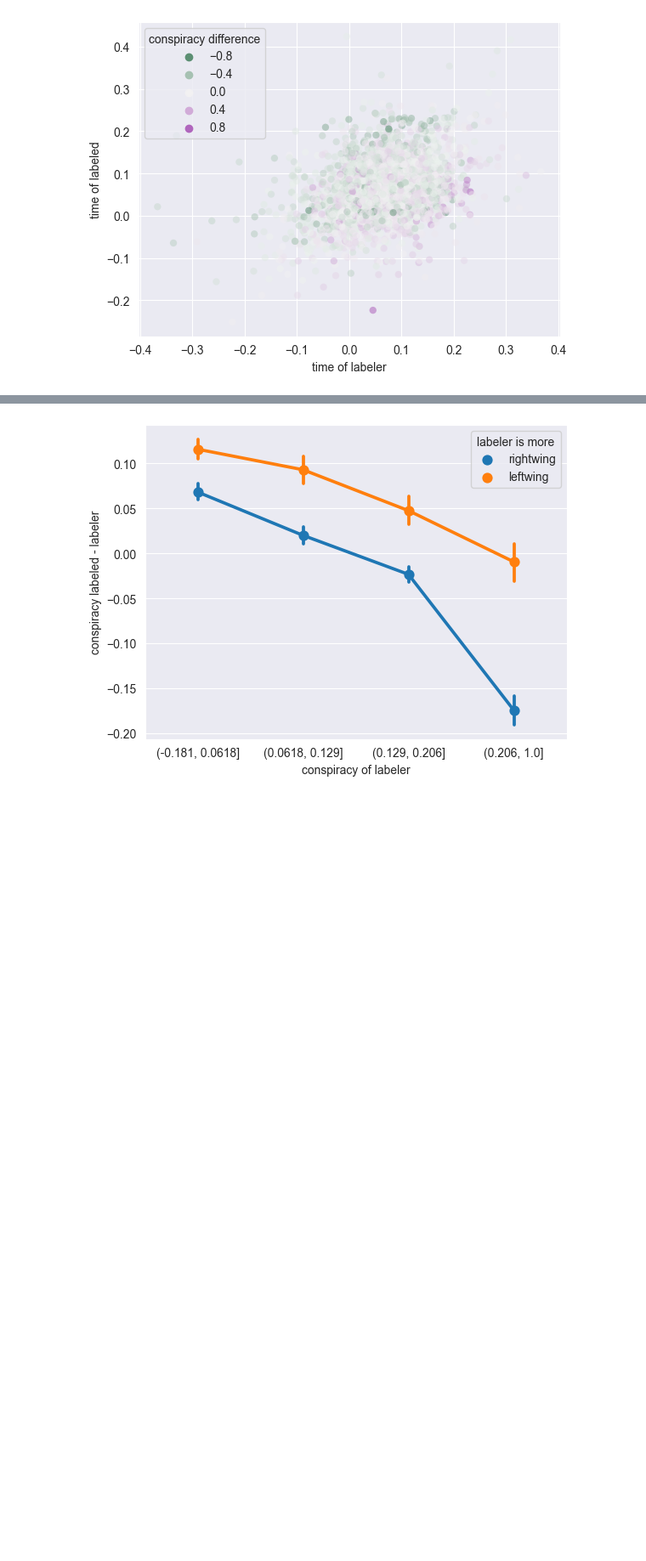
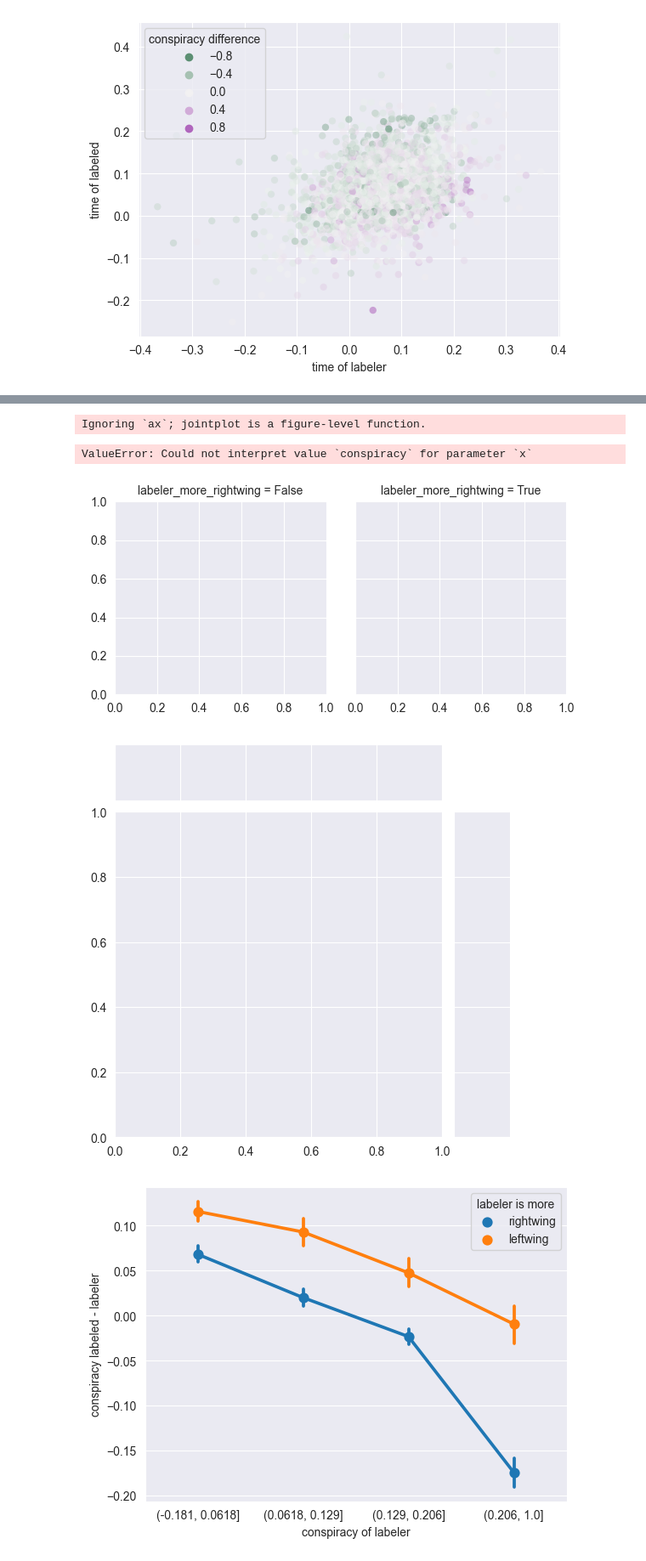
Before and after one commit to hide-ous/thrutherstoo, a Jupyter notebook: notebooks/visualize_labeling_correlates.ipynb, the cells around one changed output, grey strips where cells are left out. Shown at 85% size. Drawn from its saved outputs; the diff is of its cells as text; code cells hidden in the pictures; blank space fills up the shorter version.

```diff
--- a/notebooks/visualize_labeling_correlates.ipynb
+++ b/notebooks/visualize_labeling_correlates.ipynb
@@ -160,3 +190,26 @@ for col in user_cols:
+# %%
+labeling_pairs['labeler_more_conspiracist'] = labeling_pairs.conspiracy-labeling_pairs.conspiracy_parent>0
+labeling_pairs['labeler_more_rightwing'] = labeling_pairs.partisan-labeling_pairs.partisan_parent>0
+for col in user_cols:
+    g = sns.FacetGrid(labeling_pairs,
+                         hue='labeler_more_conspiracist' if col != 'conspiracy' else 'labeler_more_rightwing',
+                       col='labeler_more_conspiracist' if col != 'conspiracy' else 'labeler_more_rightwing',
+                         # size=None if col != 'conspiracy' else labeling_pairs.affluence-labeling_pairs.affluence_parent,
+                         )
+    ax = g.map(sns.jointplot, x=col, y=f'{col}_parent', alpha = .5,palette='vlag',
+                       kind='hex',)
+
+    # ax.set_xlabel(f'{col} of labeler')
+    # ax.set_ylabel(f'{col} of labeled')
+    # ax.legend(title='conspiracy difference' if col != 'conspiracy' else 'partisan difference')
+    # savefig(f'../reports/figures/{col}_labeler_labeled_scatter.png', dpi=300, transparent=False)
+    # savefig(f'../reports/figures/{col}_labeler_labeled_scatter.pdf', transparent=False, bbox_inches='tight', )
+    plt.show()
+# %% [output]
+Ignoring `ax`; jointplot is a figure-level function.
+ValueError: Could not interpret value `conspiracy` for parameter `x`
+[figure, added]
+[figure, added]
 # %%
 
 for col in user_cols:
```
Also changed, not shown: parts of 52 cells of this notebook, 4 other files.
